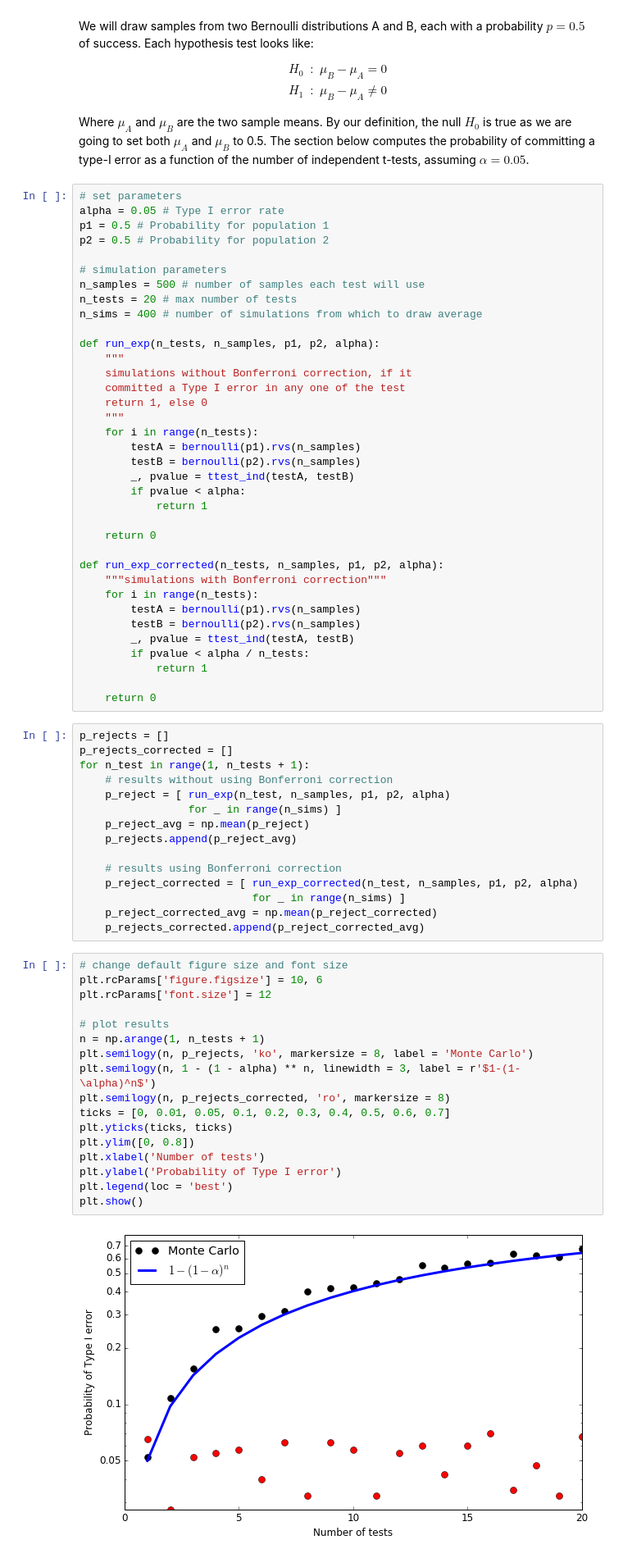
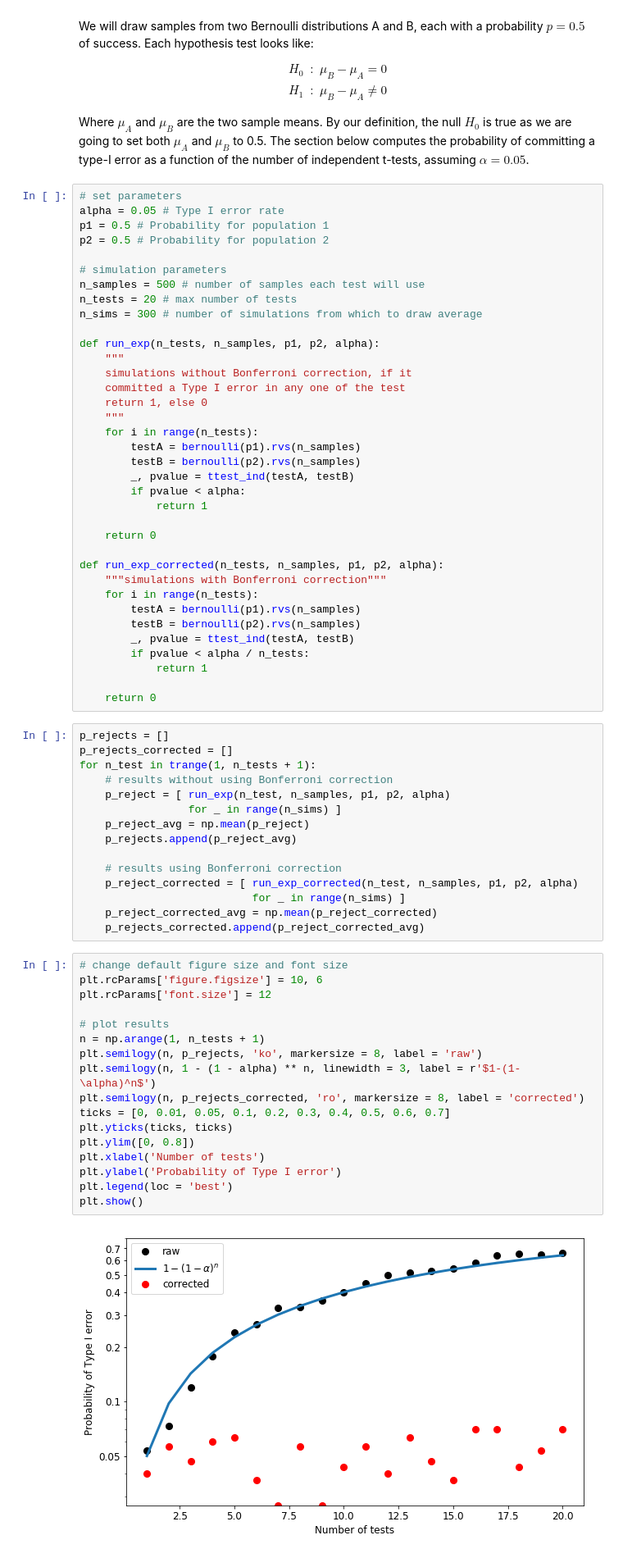
Before and after one commit to ethen8181/Business-Analytics, a Jupyter notebook: frequentist_statistics/multiple_testing.ipynb, the cells around one changed output. Shown: that part at 82% size. Saved outputs shown, nothing was run; the diff lists cells and outputs as text.

```diff
--- a/frequentist_statistics/multiple_testing.ipynb
+++ b/frequentist_statistics/multiple_testing.ipynb
@@ -90,7 +91,7 @@ p2 = 0.5 # Probability for population 2
 # simulation parameters
 n_samples = 500 # number of samples each test will use
 n_tests = 20 # max number of tests
-n_sims = 400 # number of simulations from which to draw average
+n_sims = 300 # number of simulations from which to draw average
 
 def run_exp(n_tests, n_samples, p1, p2, alpha):
     """
@@ -120,7 +121,7 @@ def run_exp_corrected(n_tests, n_samples, p1, p2, alpha):
 # %%
 p_rejects = []
 p_rejects_corrected = []
-for n_test in range(1, n_tests + 1):
+for n_test in trange(1, n_tests + 1):
     # results without using Bonferroni correction
     p_reject = [ run_exp(n_test, n_samples, p1, p2, alpha)
                  for _ in range(n_sims) ]
@@ -135,20 +136,20 @@ for n_test in range(1, n_tests + 1):
 # %%
 # change default figure size and font size
 plt.rcParams['figure.figsize'] = 10, 6
 plt.rcParams['font.size'] = 12
 
 # plot results
 n = np.arange(1, n_tests + 1)
-plt.semilogy(n, p_rejects, 'ko', markersize = 8, label = 'Monte Carlo')
+plt.semilogy(n, p_rejects, 'ko', markersize = 8, label = 'raw')
 plt.semilogy(n, 1 - (1 - alpha) ** n, linewidth = 3, label = r'$1-(1-\alpha)^n$')
-plt.semilogy(n, p_rejects_corrected, 'ro', markersize = 8)
+plt.semilogy(n, p_rejects_corrected, 'ro', markersize = 8, label = 'corrected')
 ticks = [0, 0.01, 0.05, 0.1, 0.2, 0.3, 0.4, 0.5, 0.6, 0.7]
 plt.yticks(ticks, ticks)
 plt.ylim([0, 0.8])
 plt.xlabel('Number of tests')
 plt.ylabel('Probability of Type I error')
 plt.legend(loc = 'best')
 plt.show()
 # %% [output]
-[figure, old version]
+[figure, new version]
 # %% [markdown]
```
Also changed, not shown: parts of 4 cells of this notebook, 2 other files.
